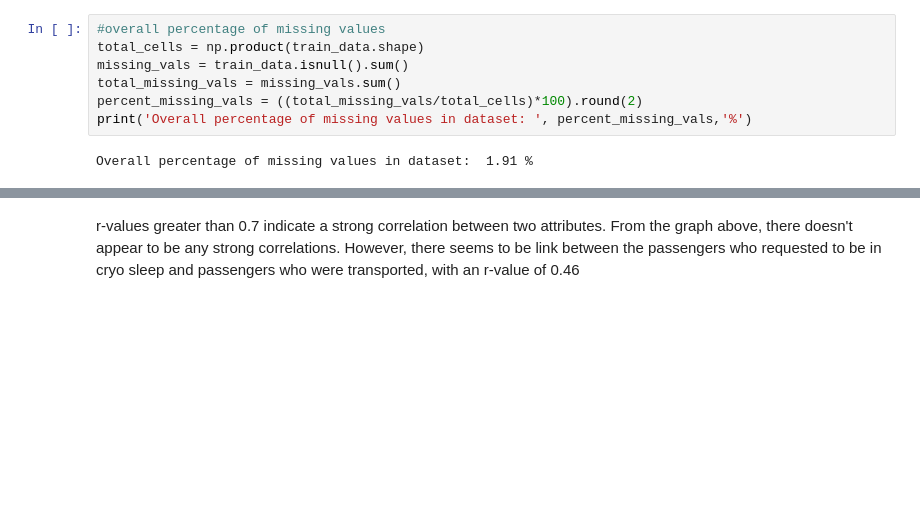
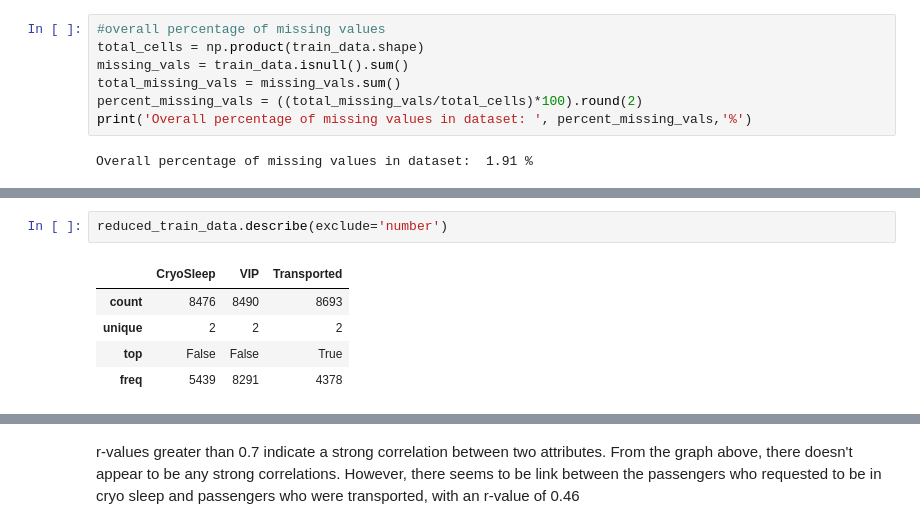
Before and after one commit to KS-coder77/titanic_spaceship_ML, a Jupyter notebook: Titanic_ML_comp.ipynb, the cells around one changed output, grey strips where cells are left out. Saved outputs shown, nothing was run; the diff lists cells and outputs as text; blank space fills up the shorter version.

```diff
--- a/Titanic_ML_comp.ipynb
+++ b/Titanic_ML_comp.ipynb
@@ -208,0 +381,8 @@ train_data.corr().style.background_gradient(cmap='Oranges')
+# %%
+reduced_train_data.describe(exclude='number')
+# %% [output]
+|  | CryoSleep | VIP | Transported |
+| count | 8476 | 8490 | 8693 |
+| unique | 2 | 2 | 2 |
+| top | False | False | True |
+| freq | 5439 | 8291 | 4378 |
```
Also changed, not shown: parts of 44 cells of this notebook.
